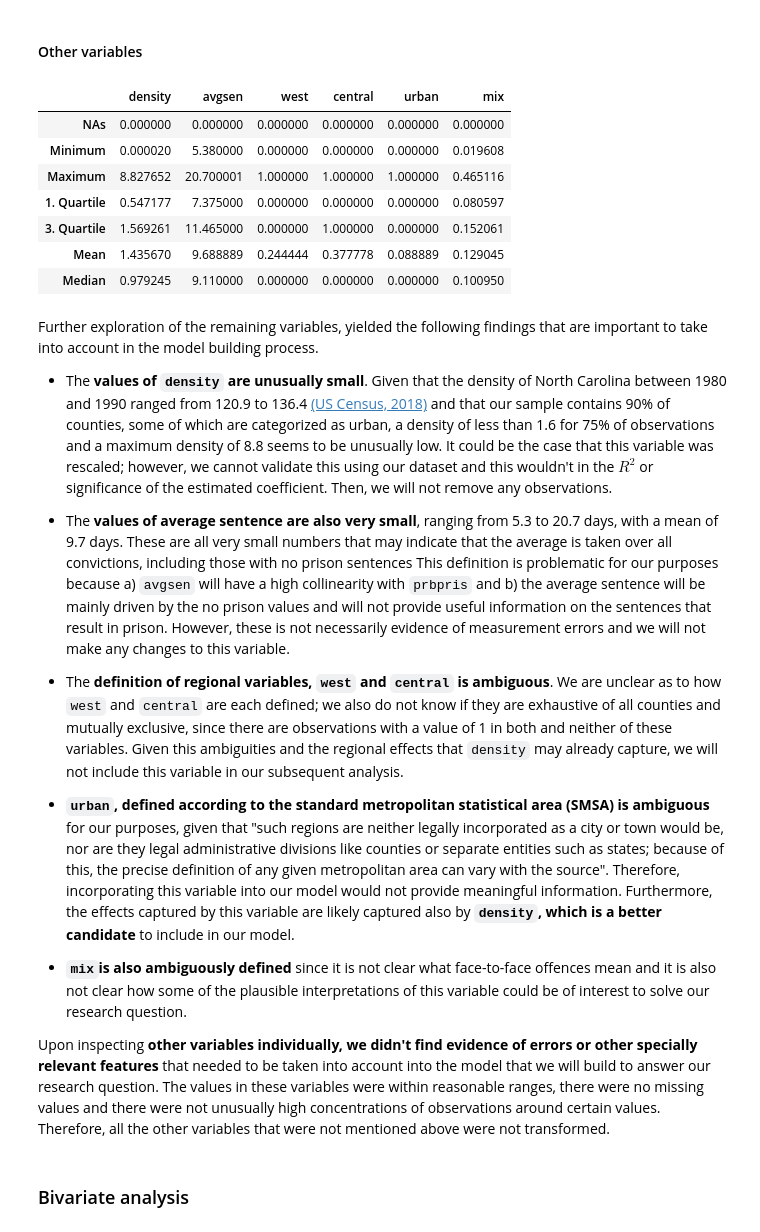
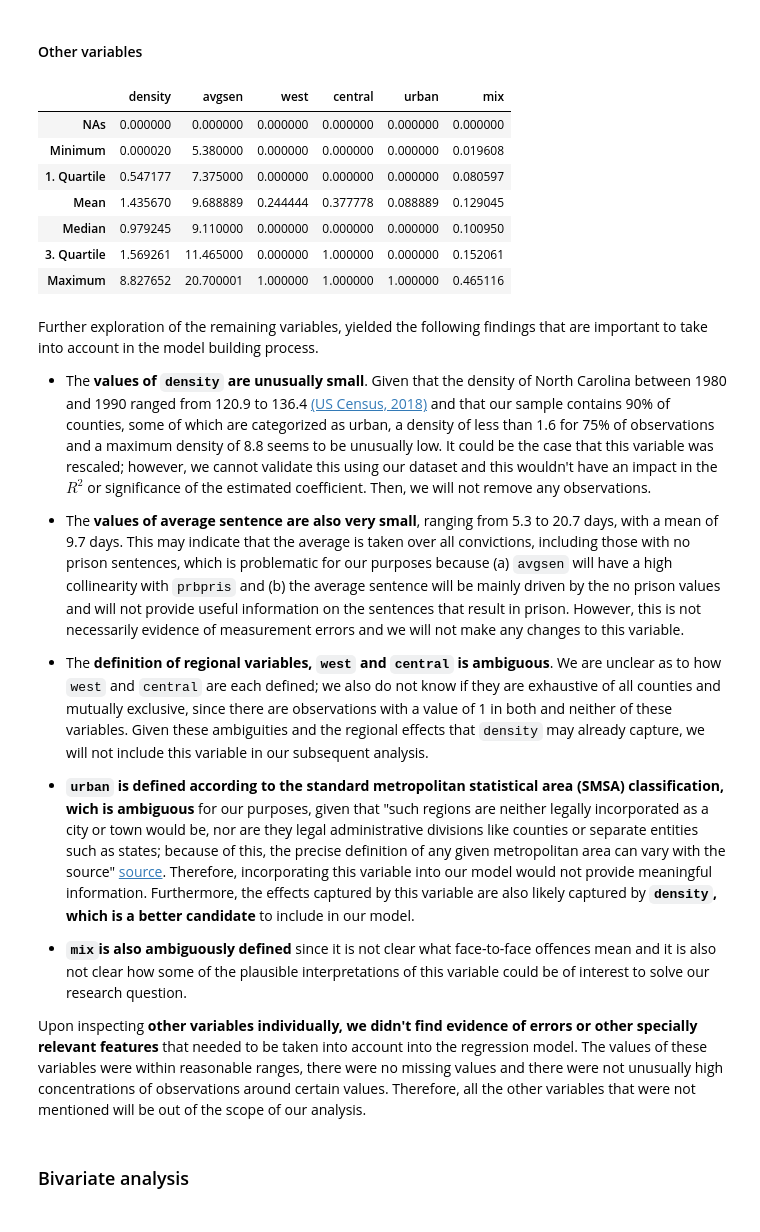
Before and after one commit to ramirocadavid/w203-Lab3, a Jupyter notebook: EDA_draft.ipynb, the cells around one changed output. Saved outputs shown, nothing was run; the diff lists cells and outputs as text; code cells hidden in the pictures.

```diff
--- a/EDA_draft.ipynb
+++ b/EDA_draft.ipynb
@@ -188,34 +188,34 @@ summary(clean$prbpris)
 # %% [markdown]
 #### Other variables
 # %%
-basicStats(clean[,  c("density", "avgsen", "west", "central", "urban", "mix")])[c(2:8), ]
+basicStats(clean[,  c("density", "avgsen", "west", "central", "urban", "mix")])[c(2, 3, 5, 7, 8, 6, 4),]
 # %% [output]
 |  | density | avgsen | west | central | urban | mix |
 | NAs | 0.000000 | 0.000000 | 0.000000 | 0.000000 | 0.000000 | 0.000000 |
 | Minimum | 0.000020 | 5.380000 | 0.000000 | 0.000000 | 0.000000 | 0.019608 |
-| Maximum | 8.827652 | 20.700001 | 1.000000 | 1.000000 | 1.000000 | 0.465116 |
 | 1. Quartile | 0.547177 | 7.375000 | 0.000000 | 0.000000 | 0.000000 | 0.080597 |
-| 3. Quartile | 1.569261 | 11.465000 | 0.000000 | 1.000000 | 0.000000 | 0.152061 |
 | Mean | 1.435670 | 9.688889 | 0.244444 | 0.377778 | 0.088889 | 0.129045 |
 | Median | 0.979245 | 9.110000 | 0.000000 | 0.000000 | 0.000000 | 0.100950 |
+| 3. Quartile | 1.569261 | 11.465000 | 0.000000 | 1.000000 | 0.000000 | 0.152061 |
+| Maximum | 8.827652 | 20.700001 | 1.000000 | 1.000000 | 1.000000 | 0.465116 |
 # %% [markdown]
 Further exploration of the remaining variables, yielded the following findings that are important to take into account in the model building process.
 
-- The **values of `density` are unusually small**. Given that the density of North Carolina between 1980 and 1990 ranged from 120.9 to 136.4 [(US Census, 2018)](https://www.census.gov/population/www/censusdata/density.html) and that our sample contains 90% of counties, some of which are categorized as urban, a density of less than 1.6 for 75% of observations and a maximum density of 8.8 seems to be unusually low. It could be the case that this variable was rescaled; however, we cannot validate this using our dataset and this wouldn't in the $R^2$ or significance of the estimated coefficient. Then, we will not remove any observations.
+- The **values of `density` are unusually small**. Given that the density of North Carolina between 1980 and 1990 ranged from 120.9 to 136.4 [(US Census, 2018)](https://www.census.gov/population/www/censusdata/density.html) and that our sample contains 90% of counties, some of which are categorized as urban, a density of less than 1.6 for 75% of observations and a maximum density of 8.8 seems to be unusually low. It could be the case that this variable was rescaled; however, we cannot validate this using our dataset and this wouldn't have an impact in the $R^2$ or significance of the estimated coefficient. Then, we will not remove any observations.
 
 
-- The **values of average sentence are also very small**, ranging from 5.3 to 20.7 days, with a mean of 9.7 days. These are all very small numbers that may indicate that the average is taken over all convictions, including those with no prison sentences This definition is problematic for our purposes because a) `avgsen` will have a high collinearity with `prbpris` and b) the average sentence will be mainly driven by the no prison values and will not provide useful information on the sentences that result in prison. However, these is not necessarily evidence of measurement errors and we will not make any changes to this variable.
+- The **values of average sentence are also very small**, ranging from 5.3 to 20.7 days, with a mean of 9.7 days. This may indicate that the average is taken over all convictions, including those with no prison sentences, which is problematic for our purposes because (a) `avgsen` will have a high collinearity with `prbpris` and (b) the average sentence will be mainly driven by the no prison values and will not provide useful information on the sentences that result in prison. However, this is not necessarily evidence of measurement errors and we will not make any changes to this variable.
 
 
-- The **definition of regional variables, `west` and `central` is ambiguous**. We are unclear as to how `west` and `central` are each defined; we also do not know if they are exhaustive of all counties and mutually exclusive, since there are observations with a value of 1 in both and neither of these variables. Given this ambiguities and the regional effects that `density` may already capture, we will not include this variable in our subsequent analysis.
+- The **definition of regional variables, `west` and `central` is ambiguous**. We are unclear as to how `west` and `central` are each defined; we also do not know if they are exhaustive of all counties and mutually exclusive, since there are observations with a value of 1 in both and neither of these variables. Given these ambiguities and the regional effects that `density` may already capture, we will not include this variable in our subsequent analysis.
 
 
-- **`urban`, defined according to the standard metropolitan statistical area (SMSA) is ambiguous** for our purposes, given that "such regions are neither legally incorporated as a city or town would be, nor are they legal administrative divisions like counties or separate entities such as states; because of this, the precise definition of any given metropolitan area can vary with the source". Therefore, incorporating this variable into our model would not provide meaningful information. Furthermore, the effects captured by this variable are likely captured also by **`density`, which is a better candidate** to include in our model.
+- **`urban` is defined according to the standard metropolitan statistical area (SMSA) classification, wich is ambiguous** for our purposes, given that "such regions are neither legally incorporated as a city or town would be, nor are they legal administrative divisions like counties or separate entities such as states; because of this, the precise definition of any given metropolitan area can vary with the source" [source](https://en.wikipedia.org/wiki/Metropolitan_statistical_area). Therefore, incorporating this variable into our model would not provide meaningful information. Furthermore, the effects captured by this variable are also likely captured by **`density`, which is a better candidate** to include in our model.
 
 
 - **`mix`is also ambiguously defined** since it is not clear what face-to-face offences mean and it is also not clear how some of the plausible interpretations of this variable could be of interest to solve our research question.
 
-Upon inspecting **other variables individually, we didn't find evidence of errors or other specially relevant features** that needed to be taken into account into the model that we will build to answer our research question. The values in these variables were within reasonable ranges, there were no missing values and there were not unusually high concentrations of observations around certain values. Therefore, all the other variables that were not mentioned above were not transformed.
+Upon inspecting **other variables individually, we didn't find evidence of errors or other specially relevant features** that needed to be taken into account into the regression model. The values of these variables were within reasonable ranges, there were no missing values and there were not unusually high concentrations of observations around certain values. Therefore, all the other variables that were not mentioned will be out of the scope of our analysis.
 # %% [markdown]
 ### Bivariate analysis
 # %% [markdown]
```
Also changed, not shown: parts of 12 cells of this notebook.
